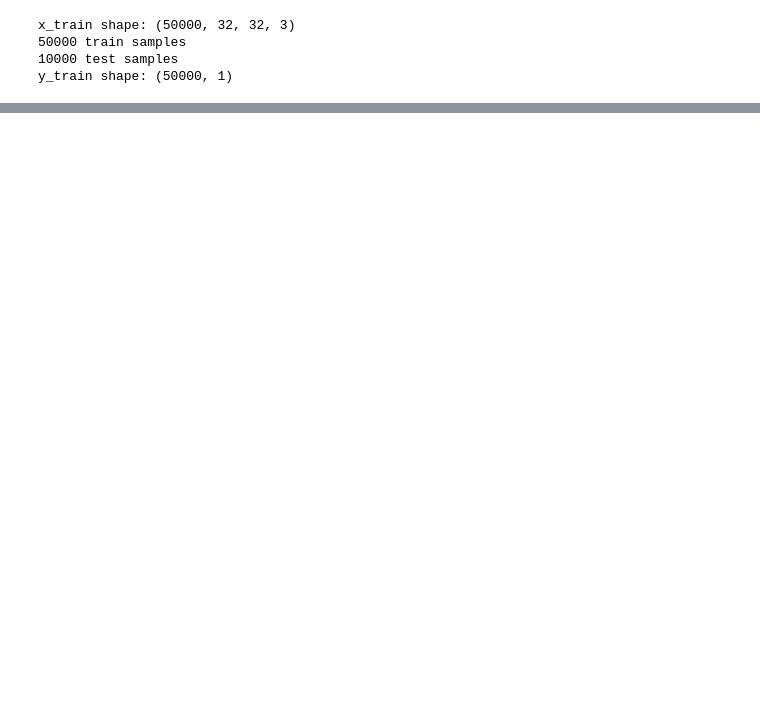
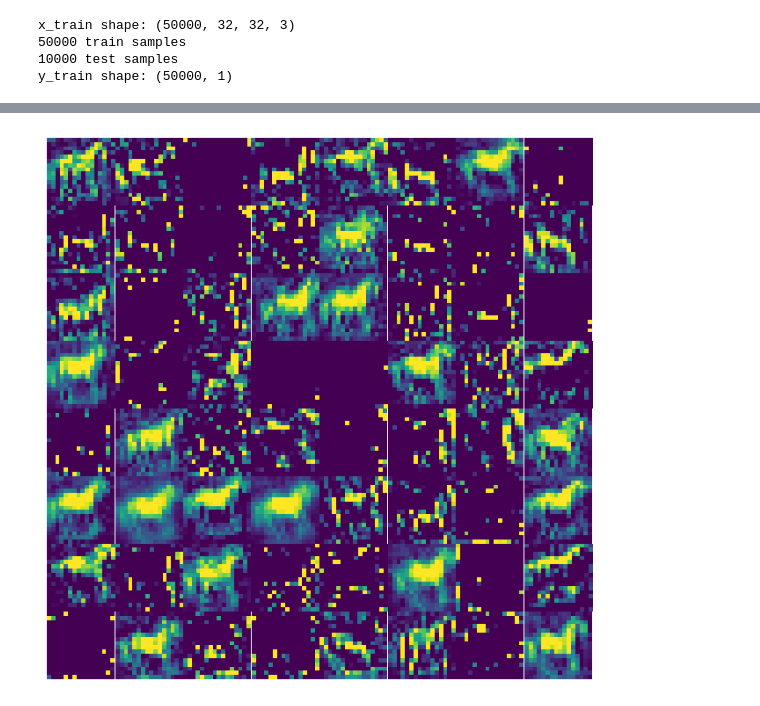
Before and after one commit to Vicss0529/collab-notebook, a Jupyter notebook: ResNet_Layers_Visualization.ipynb, the cells around one changed output, grey strips where cells are left out. Saved outputs shown, nothing was run; the diff lists cells and outputs as text; code cells hidden in the pictures; blank space fills up the shorter version.

```diff
--- a/ResNet_Layers_Visualization.ipynb
+++ b/ResNet_Layers_Visualization.ipynb
@@ -121,0 +215,4 @@ for i in range(num_blocks):
+# %%
+plot_activations(2, activations)
+# %% [output]
+[figure, added]
```
Also changed, not shown: parts of 14 cells of this notebook.
